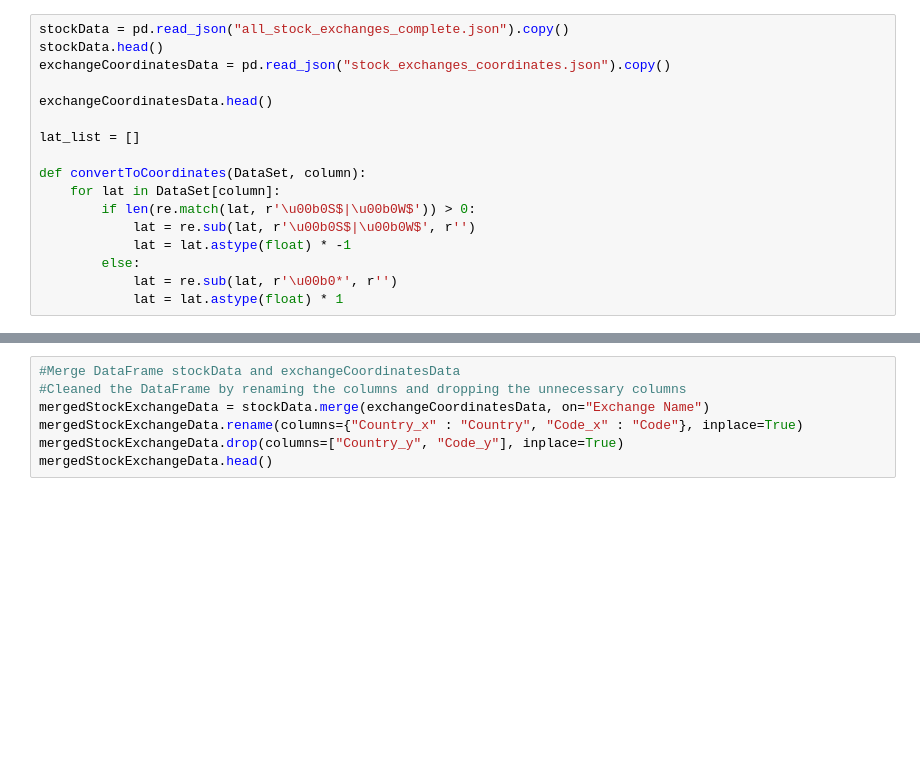
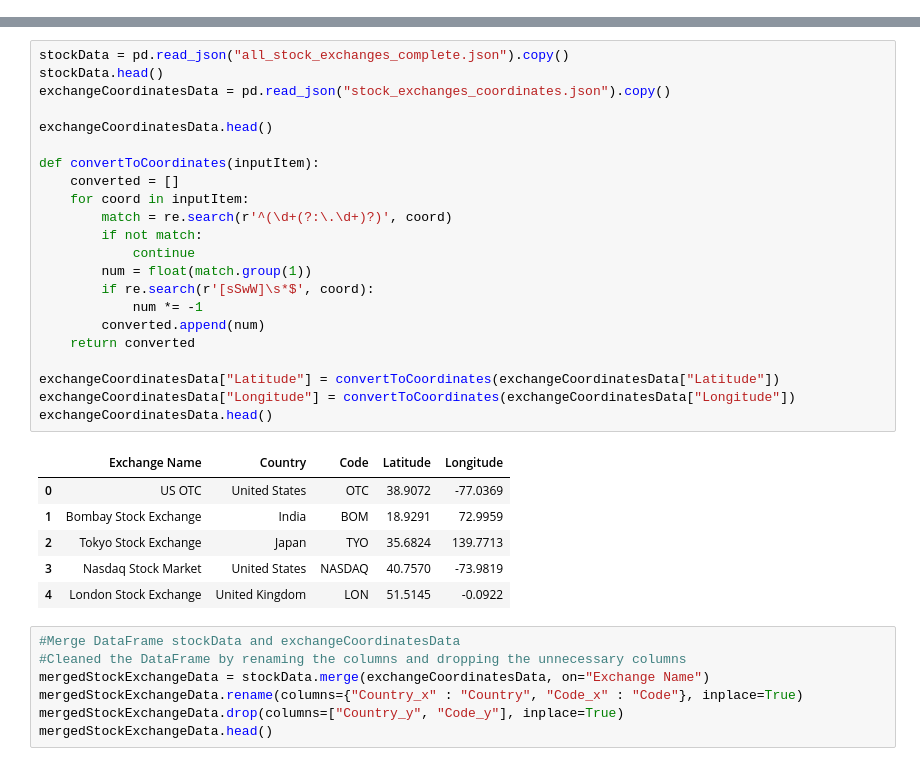
Before and after one commit to divarnold/ECON148-ApplicationofContent, a Jupyter notebook: GlobalVisualExchange.ipynb, the cells around one changed output, grey strips where cells are left out. Drawn from its saved outputs; the diff is of its cells as text; blank space fills up the shorter version.

```diff
--- a/GlobalVisualExchange.ipynb
+++ b/GlobalVisualExchange.ipynb
@@ -70,17 +130,0 @@ except:
-# %%
-stockData = pd.read_json("all_stock_exchanges_complete.json").copy()
-stockData.head()
-exchangeCoordinatesData = pd.read_json("stock_exchanges_coordinates.json").copy()
-
-exchangeCoordinatesData.head()
-
-lat_list = []
-
-def convertToCoordinates(DataSet, column):
-    for lat in DataSet[column]:
-        if len(re.match(lat, r'\u00b0S$|\u00b0W$')) > 0:
-            lat = re.sub(lat, r'\u00b0S$|\u00b0W$', r'')
-            lat = lat.astype(float) * -1
-        else:
-            lat = re.sub(lat, r'\u00b0*', r'')
-            lat = lat.astype(float) * 1
@@ -89,3 +146,32 @@ NameError: name 'pd' is not defined
+# %%
+stockData = pd.read_json("all_stock_exchanges_complete.json").copy()
+stockData.head()
+exchangeCoordinatesData = pd.read_json("stock_exchanges_coordinates.json").copy()
+
+exchangeCoordinatesData.head()
+
+def convertToCoordinates(inputItem):
+    converted = []
+    for coord in inputItem:
+        match = re.search(r'^(\d+(?:\.\d+)?)', coord)
+        if not match:
+            continue
+        num = float(match.group(1))
+        if re.search(r'[sSwW]\s*$', coord):
+            num *= -1
+        converted.append(num)
+    return converted
+
+exchangeCoordinatesData["Latitude"] = convertToCoordinates(exchangeCoordinatesData["Latitude"])
+exchangeCoordinatesData["Longitude"] = convertToCoordinates(exchangeCoordinatesData["Longitude"])
+exchangeCoordinatesData.head()
+# %% [output]
+|  | Exchange Name | Country | Code | Latitude | Longitude |
+| 0 | US OTC | United States | OTC | 38.9072 | -77.0369 |
+| 1 | Bombay Stock Exchange | India | BOM | 18.9291 | 72.9959 |
+| 2 | Tokyo Stock Exchange | Japan | TYO | 35.6824 | 139.7713 |
+| 3 | Nasdaq Stock Market | United States | NASDAQ | 40.7570 | -73.9819 |
+| 4 | London Stock Exchange | United Kingdom | LON | 51.5145 | -0.0922 |
 # %%
 #Merge DataFrame stockData and exchangeCoordinatesData
 #Cleaned the DataFrame by renaming the columns and dropping the unnecessary columns
```
Also changed, not shown: parts of 3 cells of this notebook.
